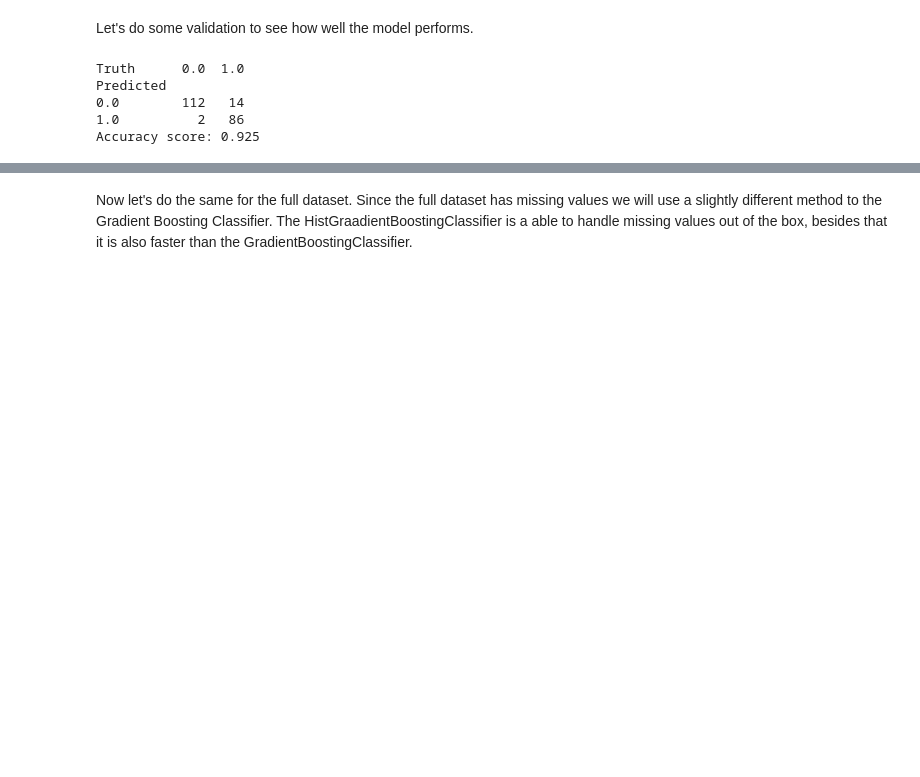
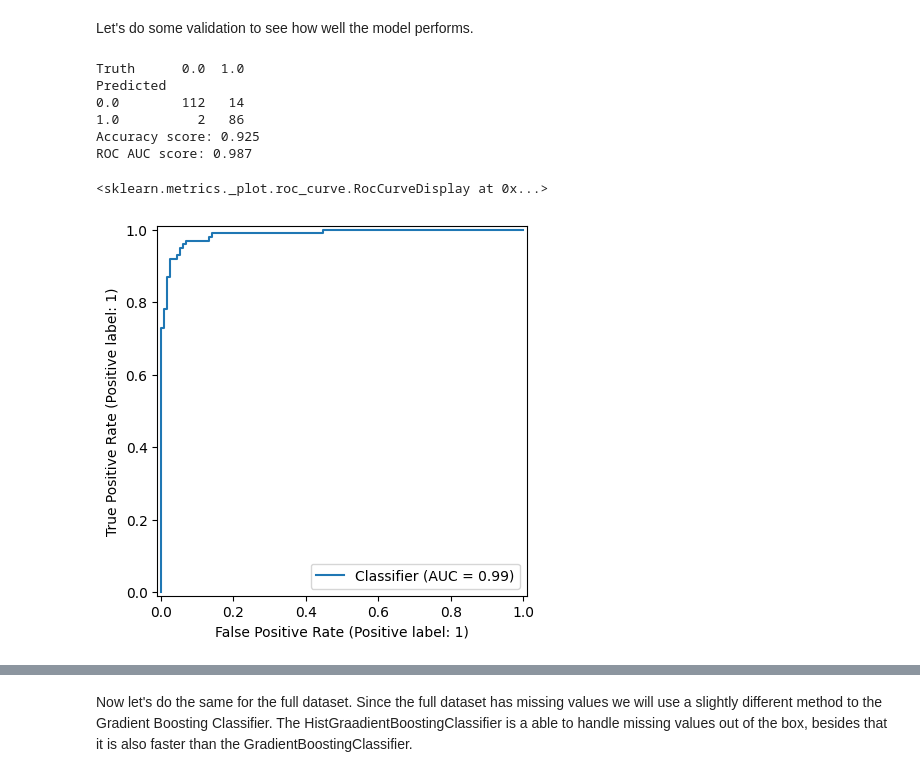
Before and after one commit to quityQ/bachelor, a Jupyter notebook: analysis_forest.ipynb, the cells around one changed output, grey strips where cells are left out. Saved outputs shown, nothing was run; the diff lists cells and outputs as text; code cells hidden in the pictures; blank space fills up the shorter version.

```diff
--- a/analysis_forest.ipynb
+++ b/analysis_forest.ipynb
@@ -168,14 +182,20 @@ GradientBoostingClassifier(verbose=1)
 # %% [markdown]
 Let's do some validation to see how well the model performs.
 # %%
+# Results for Gradient Boosting Classifier 3std unhealthy
 print(confusion_table(boost_3std.predict(X3_test), y3_test))
 print(f"Accuracy score: {boost_3std.score(X3_test, y3_test):.3f}")
+print(f"ROC AUC score: {roc_auc_score(y3_test, boost_3std.predict_proba(X3_test)[:, 1]):.3f}")
+roc(y3_test, boost_3std.predict_proba(X3_test)[:, 1])
 # %% [output]
 Truth      0.0  1.0
 Predicted
 0.0        112   14
 1.0          2   86
 Accuracy score: 0.925
+ROC AUC score: 0.987
+<sklearn.metrics._plot.roc_curve.RocCurveDisplay at 0x...>
+[figure, added]
 # %%
 feature_importances = pd.DataFrame({'importance':boost_3std.feature_importances_}, index=feature_names_02)
 feature_importances.sort_values(by='importance', ascending=False, inplace=True)
```
Also changed, not shown: parts of 13 cells of this notebook, 3 other files.
